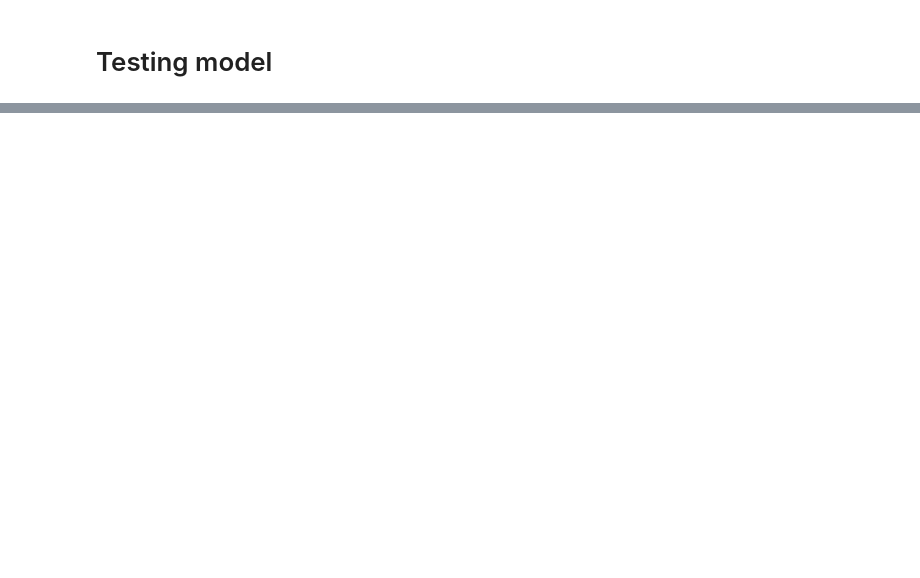
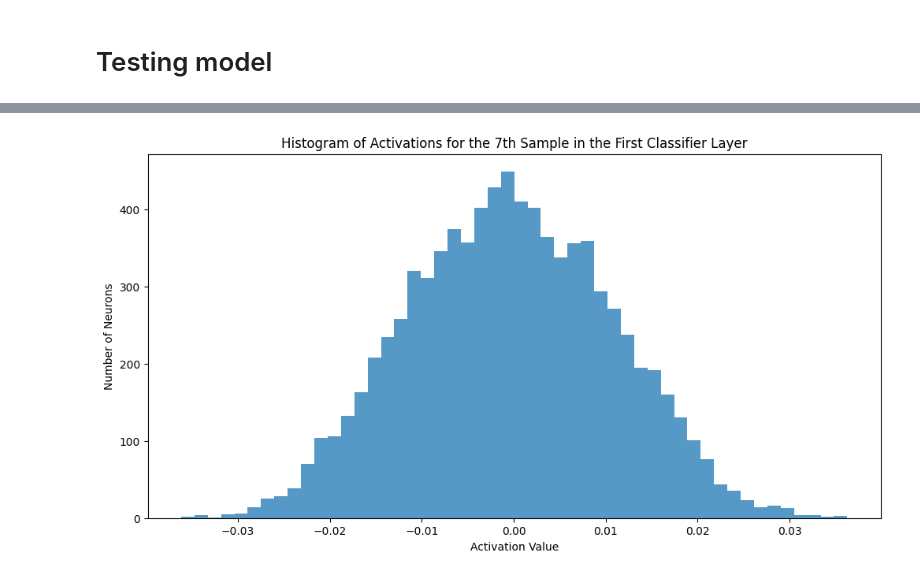
Before and after one commit to MikkelBerggreen/ITU-Advanced-Machine-Learning-Exam-Project, a Jupyter notebook: mp_brainvision_load_kay_images.ipynb, the cells around one changed output, grey strips where cells are left out. Drawn from its saved outputs; the diff is of its cells as text; code cells hidden in the pictures; blank space fills up the shorter version.

```diff
--- a/mp_brainvision_load_kay_images.ipynb
+++ b/mp_brainvision_load_kay_images.ipynb
@@ -646,0 +722,15 @@ Achieved RMSE: 0.52
+# %%
+import matplotlib.pyplot as plt
+
+# Get the activations for the 7th sample
+activations = intermediate_outputs['classifier_6'][6].detach().cpu().numpy()
+
+# Create a histogram of the activation values
+plt.figure(figsize=(12, 6))
+plt.hist(activations, bins=50, alpha=0.75)
+plt.title('Histogram of Activations for the 7th Sample in the First Classifier Layer')
+plt.xlabel('Activation Value')
+plt.ylabel('Number of Neurons')
+plt.show()
+# %% [output]
+[figure, added]
```
Also changed, not shown: parts of 11 cells of this notebook.
